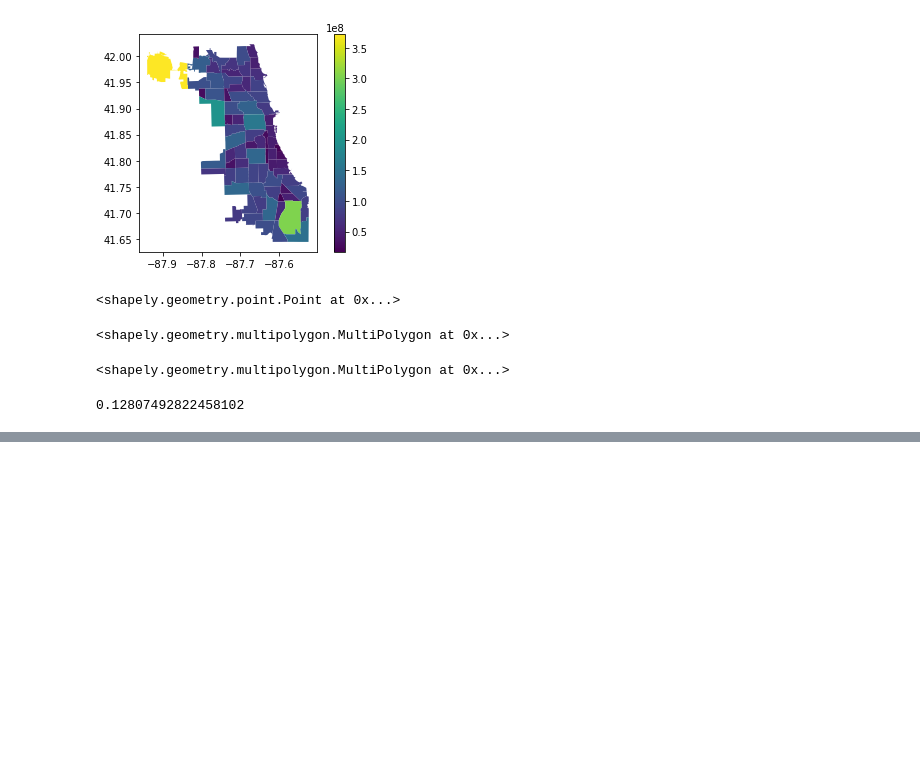
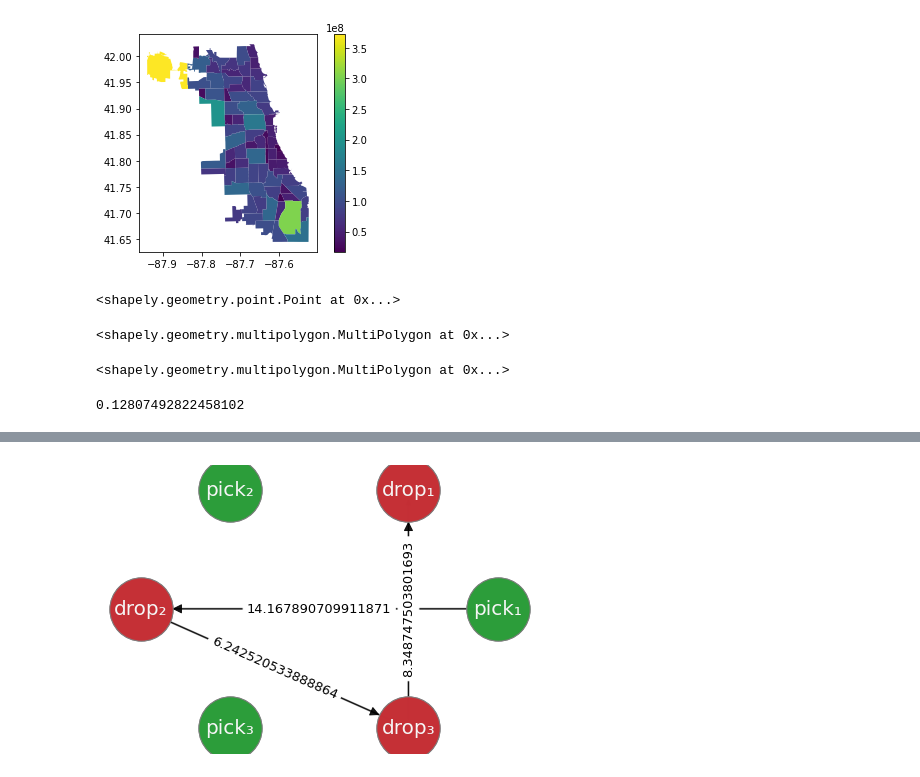
Before and after one commit to BrandPM18/taxiTripRL, a Jupyter notebook: DijkstraAlgorithm.ipynb, the cells around one changed output, grey strips where cells are left out. Saved outputs shown, nothing was run; the diff lists cells and outputs as text; code cells hidden in the pictures; blank space fills up the shorter version.

Commit message:
[featÃ: init part Dijkstra

```diff
--- a/DijkstraAlgorithm.ipynb
+++ b/DijkstraAlgorithm.ipynb
@@ -58,3 +19,4 @@ def sql_area(count,offset,id = 0):
 # %%
-tb_pick = gpd.read_postgis(sql_pickup(3,0),con=postgres_serv,geom_col='geometry') #12262800
+tb_pick = gpd.read_postgis(qry_tools.sql_pickup(3,0),con=postgres_serv,geom_col='geometry') #12262800
+tb_drop = gpd.read_postgis(qry_tools.sql_dropoff(3,0),con=postgres_serv,geom_col='geometry') #12262800
 # %%
@@ -99,3 +76,4 @@ tb_pick.geometry[0].distance(tb_pick.geometry[1])
 # %%
-# Init empty Network Graph:
-G = nx.DiGraph()
+gph_tools.graph_points_net(tb_pick,tb_drop,[0,3,5,1])
+# %% [output]
+[figure, added]
```
Also changed, not shown: parts of 8 cells of this notebook, 8 other files.
